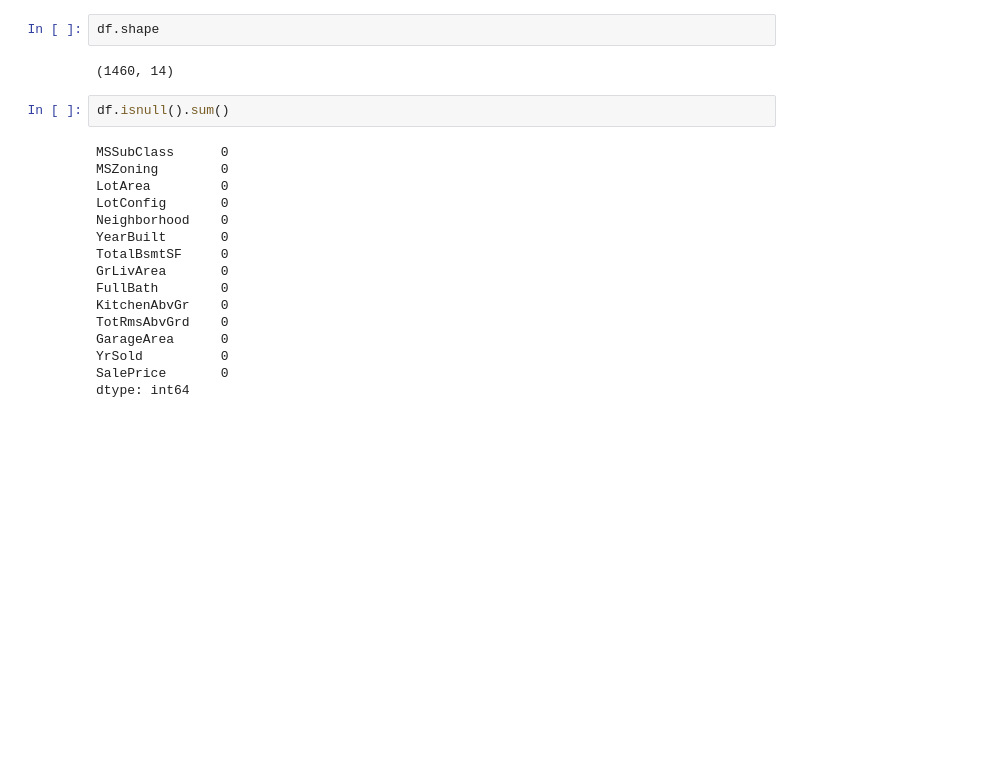
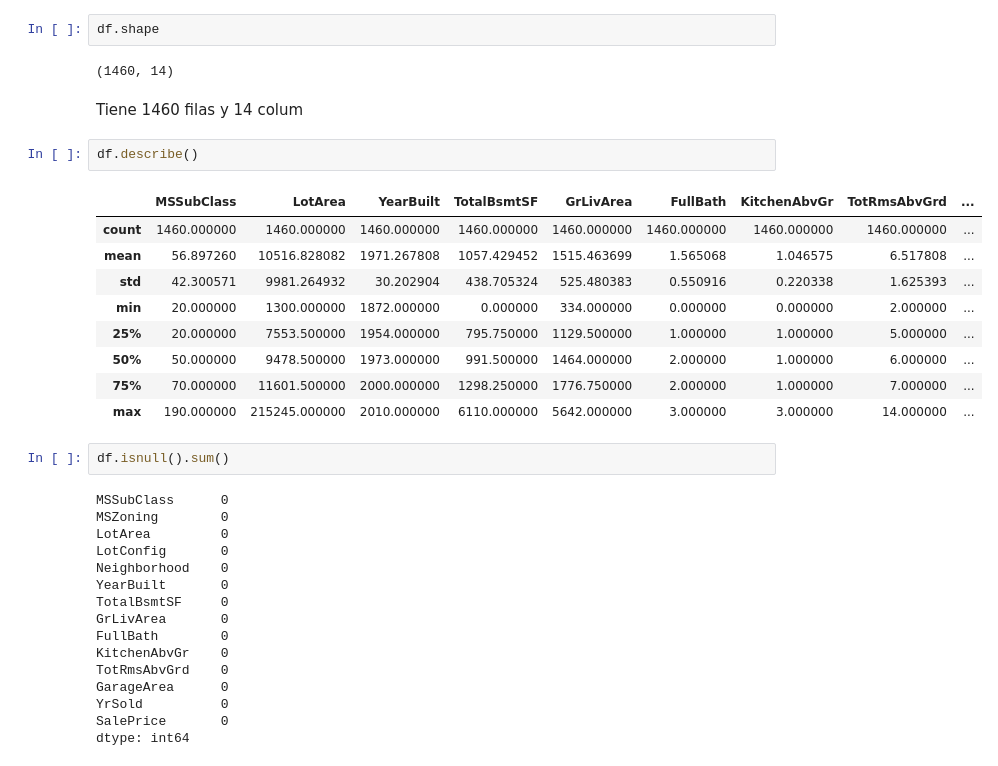
Before and after one commit to td2USA-20232/grupo4, a Jupyter notebook: caso.ipynb, the cells around one changed output. Saved outputs shown, nothing was run; the diff lists cells and outputs as text; blank space fills up the shorter version.

```diff
--- a/caso_toma.ipynb
+++ b/caso.ipynb
@@ -59,6 +59,20 @@ La base de datos no presenta datos faltantes y esta compuesta por 3 variables ca
 df.shape
 # %% [output]
 (1460, 14)
+# %% [markdown]
+Tiene 1460 filas y 14 colum
+# %%
+df.describe()
+# %% [output]
+|  | MSSubClass | LotArea | YearBuilt | TotalBsmtSF | GrLivArea | FullBath | KitchenAbvGr | TotRmsAbvGrd | ... |
+| count | 1460.000000 | 1460.000000 | 1460.000000 | 1460.000000 | 1460.000000 | 1460.000000 | 1460.000000 | 1460.000000 | ... |
+| mean | 56.897260 | 10516.828082 | 1971.267808 | 1057.429452 | 1515.463699 | 1.565068 | 1.046575 | 6.517808 | ... |
+| std | 42.300571 | 9981.264932 | 30.202904 | 438.705324 | 525.480383 | 0.550916 | 0.220338 | 1.625393 | ... |
+| min | 20.000000 | 1300.000000 | 1872.000000 | 0.000000 | 334.000000 | 0.000000 | 0.000000 | 2.000000 | ... |
+| 25% | 20.000000 | 7553.500000 | 1954.000000 | 795.750000 | 1129.500000 | 1.000000 | 1.000000 | 5.000000 | ... |
+| 50% | 50.000000 | 9478.500000 | 1973.000000 | 991.500000 | 1464.000000 | 2.000000 | 1.000000 | 6.000000 | ... |
+| 75% | 70.000000 | 11601.500000 | 2000.000000 | 1298.250000 | 1776.750000 | 2.000000 | 1.000000 | 7.000000 | ... |
+| max | 190.000000 | 215245.000000 | 2010.000000 | 6110.000000 | 5642.000000 | 3.000000 | 3.000000 | 14.000000 | ... |
 # %%
 df.isnull().sum()
 # %% [output]
```
Also changed, not shown: parts of 25 cells of this notebook.
